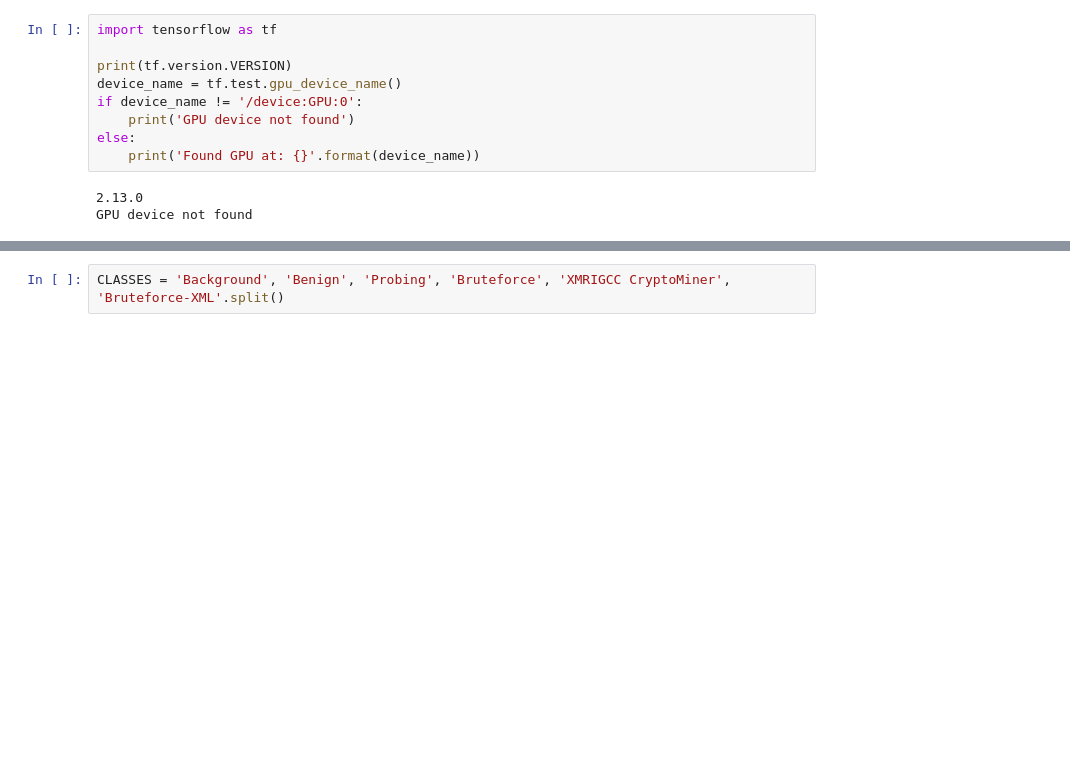
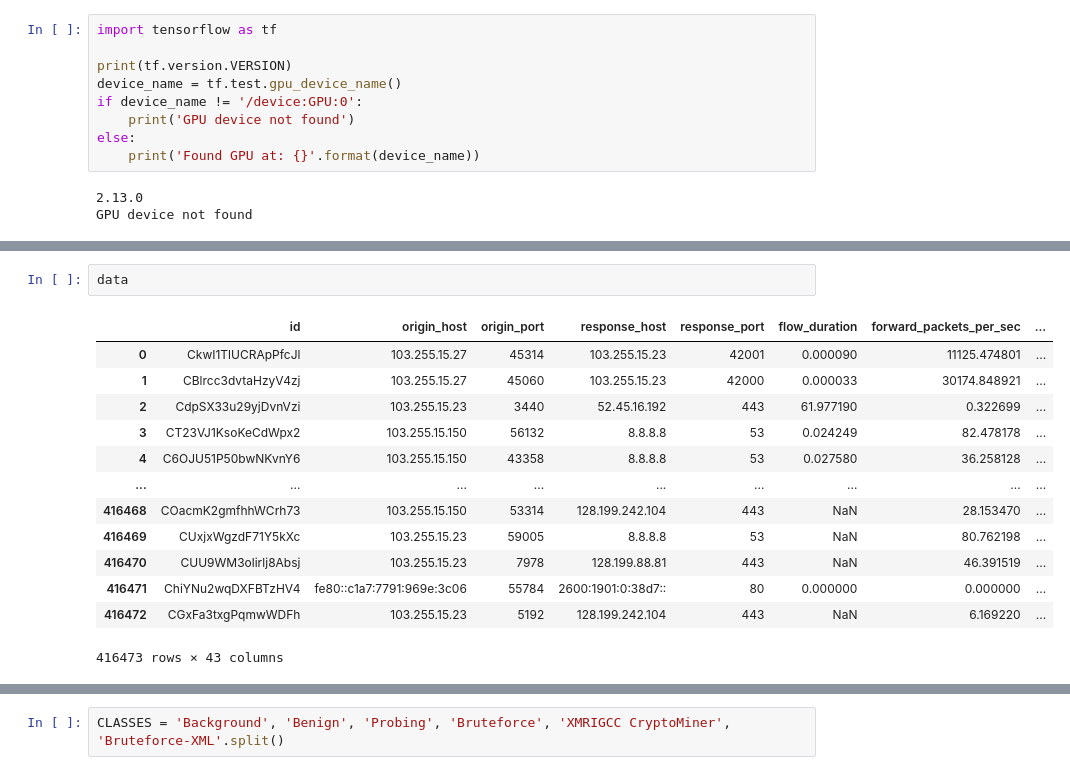
Before and after one commit to AllOneeeee/DataQuest24, a Jupyter notebook: train.ipynb, the cells around one changed output, grey strips where cells are left out. Saved outputs shown, nothing was run; the diff lists cells and outputs as text; blank space fills up the shorter version.

```diff
--- a/train.ipynb
+++ b/train.ipynb
@@ -114,0 +168,16 @@ msno.heatmap(data)
+# %%
+data
+# %% [output]
+|  | id | origin_host | origin_port | response_host | response_port | flow_duration | forward_packets_per_sec | ... |
+| 0 | CkwI1TlUCRApPfcJl | 103.255.15.27 | 45314 | 103.255.15.23 | 42001 | 0.000090 | 11125.474801 | ... |
+| 1 | CBlrcc3dvtaHzyV4zj | 103.255.15.27 | 45060 | 103.255.15.23 | 42000 | 0.000033 | 30174.848921 | ... |
+| 2 | CdpSX33u29yjDvnVzi | 103.255.15.23 | 3440 | 52.45.16.192 | 443 | 61.977190 | 0.322699 | ... |
+| 3 | CT23VJ1KsoKeCdWpx2 | 103.255.15.150 | 56132 | 8.8.8.8 | 53 | 0.024249 | 82.478178 | ... |
+| 4 | C6OJU51P50bwNKvnY6 | 103.255.15.150 | 43358 | 8.8.8.8 | 53 | 0.027580 | 36.258128 | ... |
+| ... | ... | ... | ... | ... | ... | ... | ... | ... |
+| 416468 | COacmK2gmfhhWCrh73 | 103.255.15.150 | 53314 | 128.199.242.104 | 443 | NaN | 28.153470 | ... |
+| 416469 | CUxjxWgzdF71Y5kXc | 103.255.15.23 | 59005 | 8.8.8.8 | 53 | NaN | 80.762198 | ... |
+| 416470 | CUU9WM3olirlj8Absj | 103.255.15.23 | 7978 | 128.199.88.81 | 443 | NaN | 46.391519 | ... |
+| 416471 | ChiYNu2wqDXFBTzHV4 | fe80::c1a7:7791:969e:3c06 | 55784 | 2600:1901:0:38d7:: | 80 | 0.000000 | 0.000000 | ... |
+| 416472 | CGxFa3txgPqmwWDFh | 103.255.15.23 | 5192 | 128.199.242.104 | 443 | NaN | 6.169220 | ... |
+416473 rows × 43 columns
```
Also changed, not shown: parts of 18 cells of this notebook, 1 other file.
